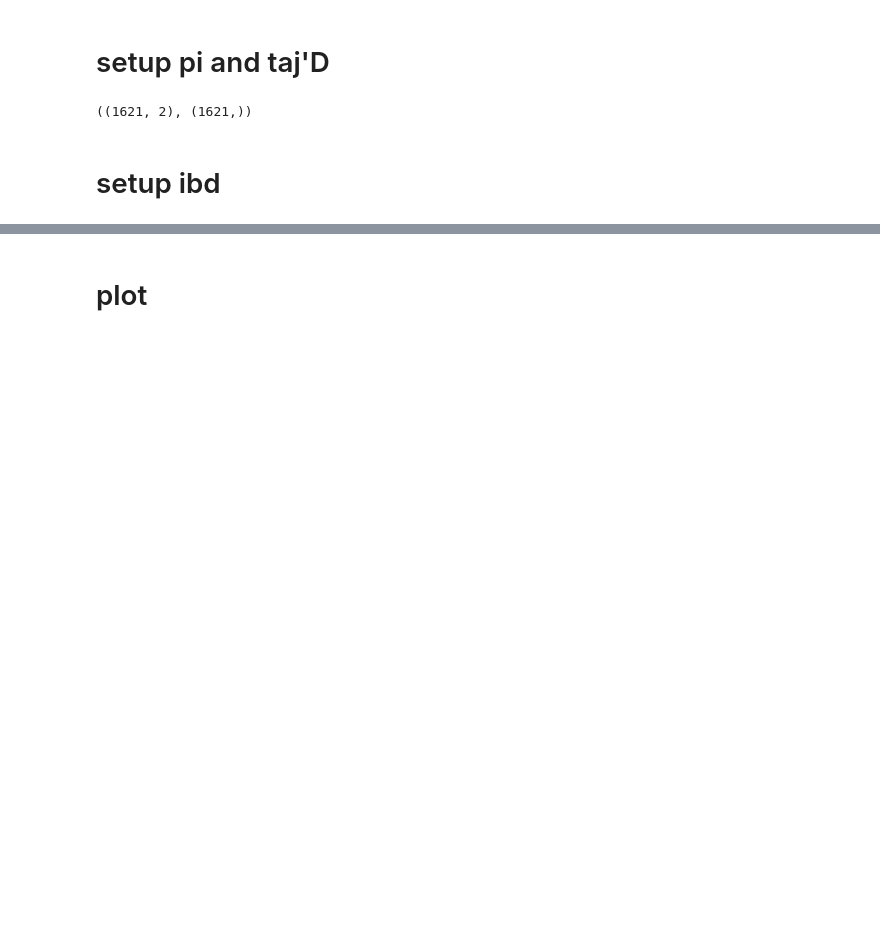
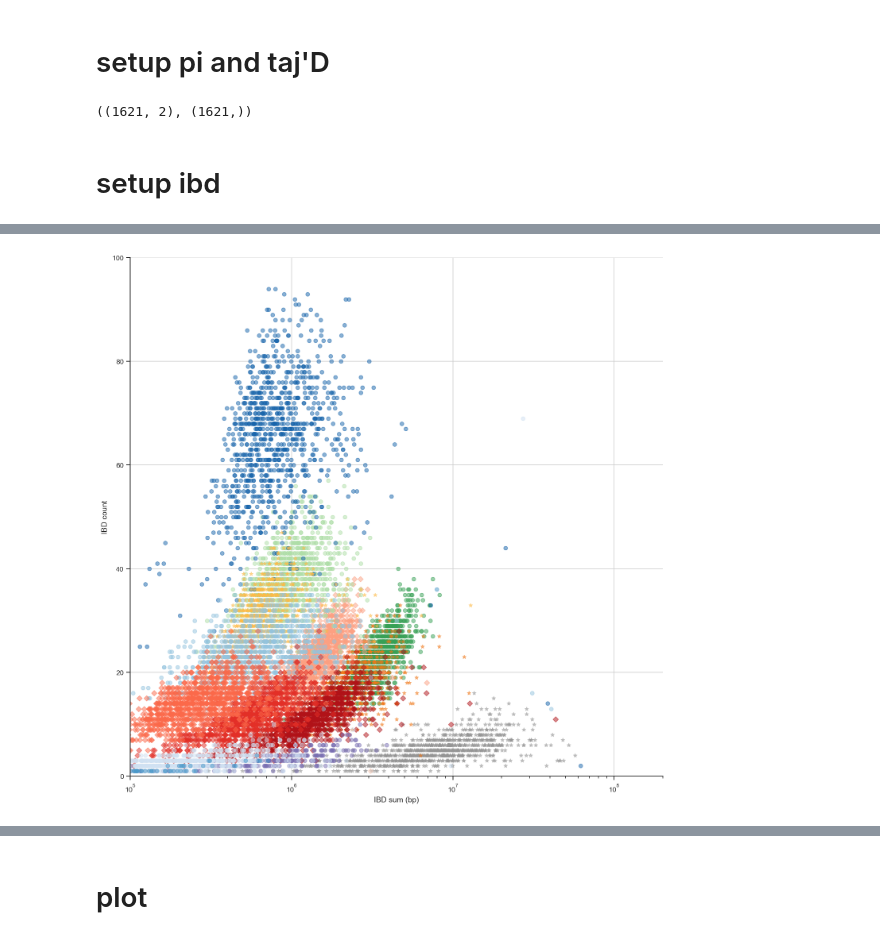
Before and after one commit to alimanfoo/ag1000g-phase2-data-paper, a Jupyter notebook: notebooks/figure_diversity_composite.ipynb, the cells around one changed output, grey strips where cells are left out. Saved outputs shown, nothing was run; the diff lists cells and outputs as text; code cells hidden in the pictures; blank space fills up the shorter version.

```diff
--- a/notebooks/figure_diversity_composite.ipynb
+++ b/notebooks/figure_diversity_composite.ipynb
@@ -132,0 +219,3 @@ ibd_data = Path("/kwiat/vector/ag1000g/analysis/20180625-IBD-phase2", "output")
+# %%
+all_pop_sum = pd.concat(ibd_dict, names=["population"])
+all_pop_sum.sort_values("IBDsum", ascending=False).head(10)
@@ -132,0 +235,33 @@ ibd_data = Path("/kwiat/vector/ag1000g/analysis/20180625-IBD-phase2", "output")
+# %%
+all_pop_sum["log_IBDsum"] = np.log(all_pop_sum.IBDsum)
+# %%
+median_values = all_pop_sum.groupby(level="population").agg(np.median)
+sorted_med_ibd = median_values.IBDsum.sort_values(ascending=False)
+# %%
+def ibd_plot(ax=None):
+    if ax == None:
+        fig, ax = plt.subplots(figsize=(12, 12))
+    for ix, pop in enumerate(sorted_med_ibd.index):
+
+        ibd = ibd_dict[pop].sample(min(ibd_dict[pop].shape[0], 1000))
+        ax.scatter(
+            ibd.IBDsum,
+            ibd.IBDcount,
+            alpha=0.5,
+            c=(phase2_ar1.pop_colors[pop],),
+            marker=marker_style[pop],
+            label=phase2_ar1.pop_labels[pop])
+
+        ax.set_xscale("log", nonposx='clip')
+
+    ax.set_xlim((10**5, 2 * 10**8))
+    ax.set_ylim(0,100)
+    ax.grid(True)
+    # leg = ax.legend()
+    ax.set_ylabel("IBD count")
+    ax.set_xlabel("IBD sum (bp)")
+    sns.despine(ax=ax);
+# %%
+ibd_plot()
+# %% [output]
+[figure, added]
```
Also changed, not shown: parts of 20 cells of this notebook, 1 other file.
